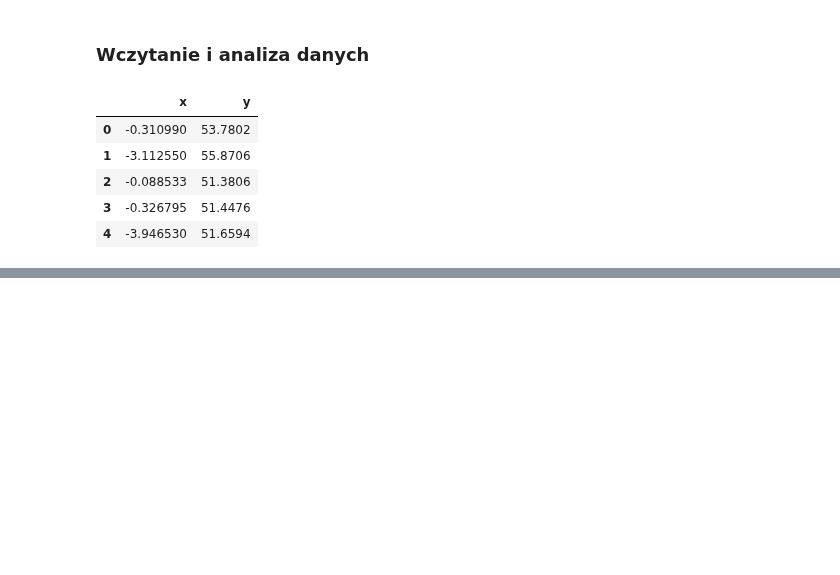
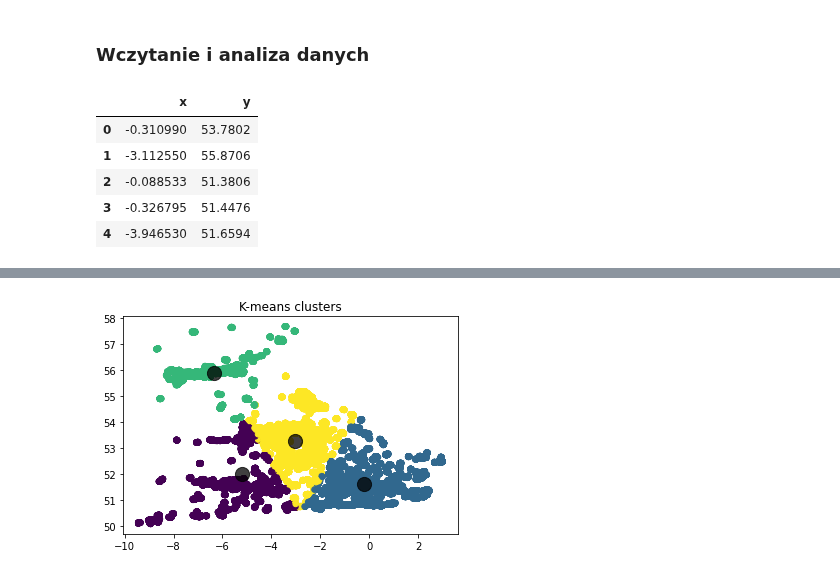
Before and after one commit to malwina0/2022L-ML, a Jupyter notebook: ZD5/ZD5_Piwko_Wojewoda.ipynb, the cells around one changed output, grey strips where cells are left out. Saved outputs shown, nothing was run; the diff lists cells and outputs as text; code cells hidden in the pictures; blank space fills up the shorter version.

```diff
--- a/ZD5/ZD5_Piwko_Wojewoda.ipynb
+++ b/ZD5/ZD5_Piwko_Wojewoda.ipynb
@@ -29,0 +87,4 @@ X.head()
+# %%
+plot_kmeans_clusters(X, n_clusters=4)
+# %% [output]
+[figure, added]
```
Also changed, not shown: parts of 16 cells of this notebook, 1 other file.
